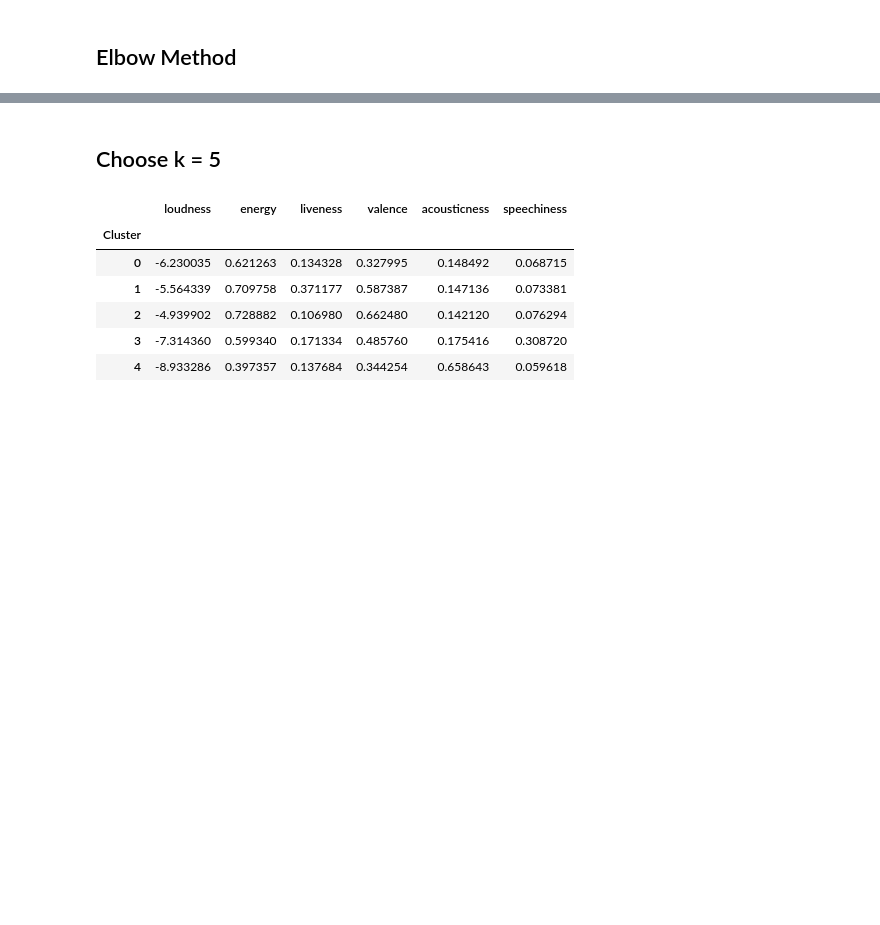
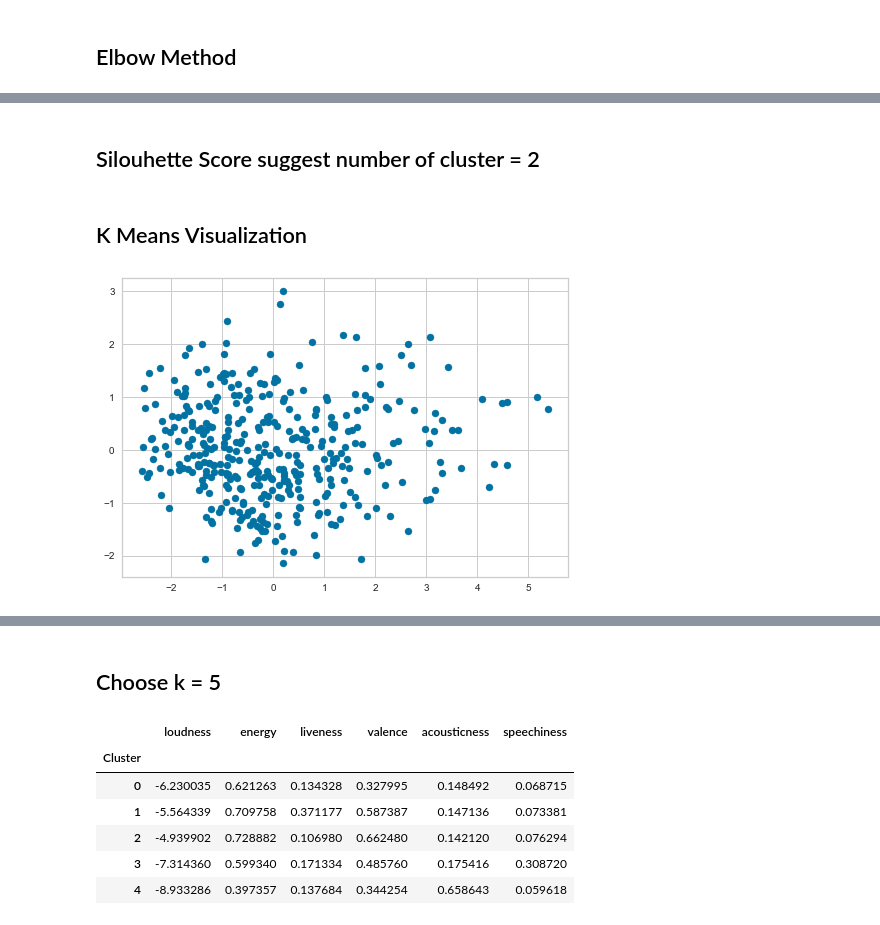
Before and after one commit to anhduy1202/Spotify-Recommendation-Systems, a Jupyter notebook: spotify-analyzer.ipynb, the cells around one changed output, grey strips where cells are left out. Saved outputs shown, nothing was run; the diff lists cells and outputs as text; code cells hidden in the pictures; blank space fills up the shorter version.

```diff
--- a/spotify-analyzer.ipynb
+++ b/spotify-analyzer.ipynb
@@ -434,0 +474,8 @@ plt.plot(range(2,10),ssd,'o--');
+# %% [markdown]
+## Silouhette Score suggest number of cluster = 2
+# %% [markdown]
+## K Means Visualization
+# %%
+plt.scatter(reduced_songs_df[:, 0], reduced_songs_df[:, 3], s = 50 );
+# %% [output]
+[figure, added]
```
Also changed, not shown: parts of 17 cells of this notebook.
